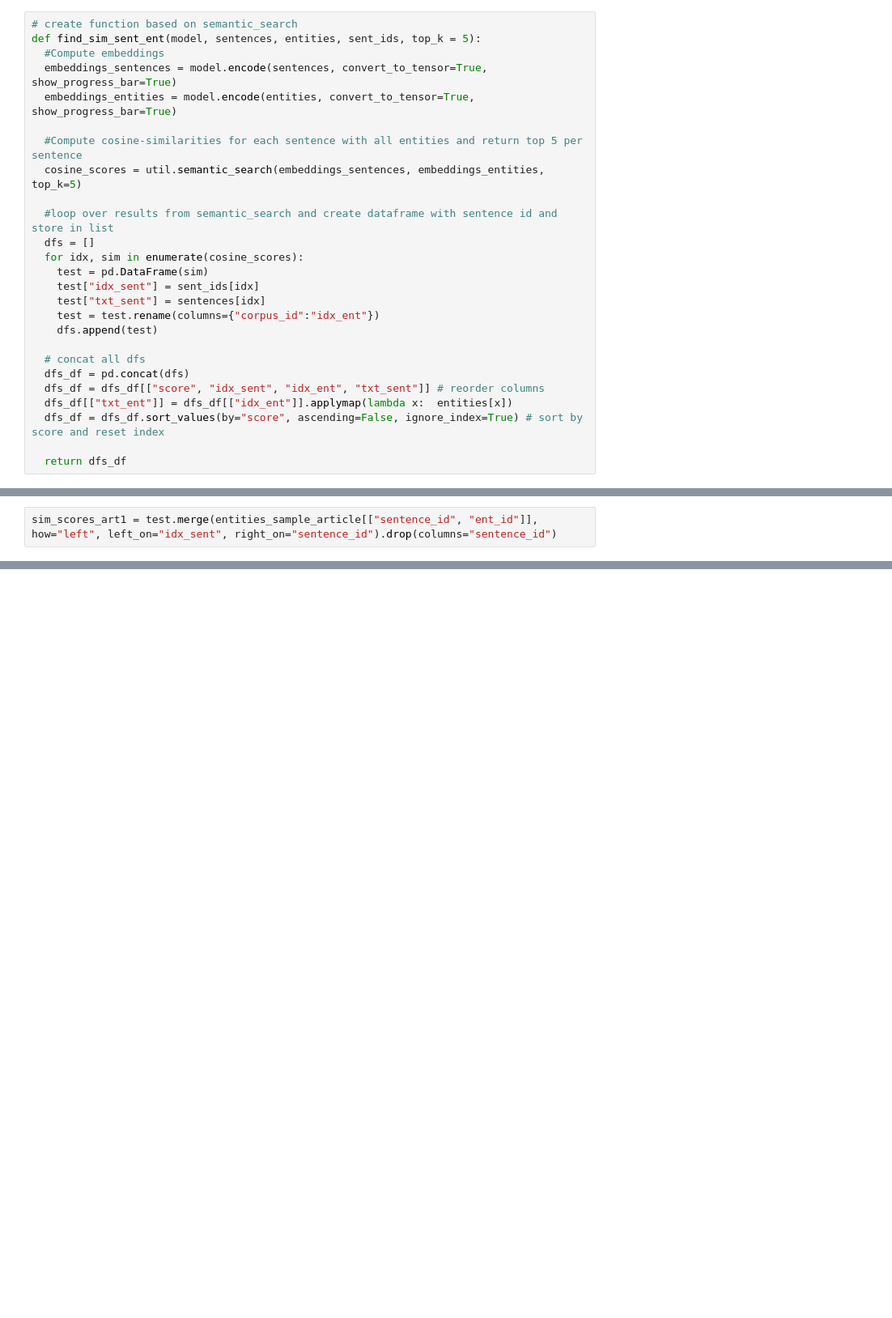
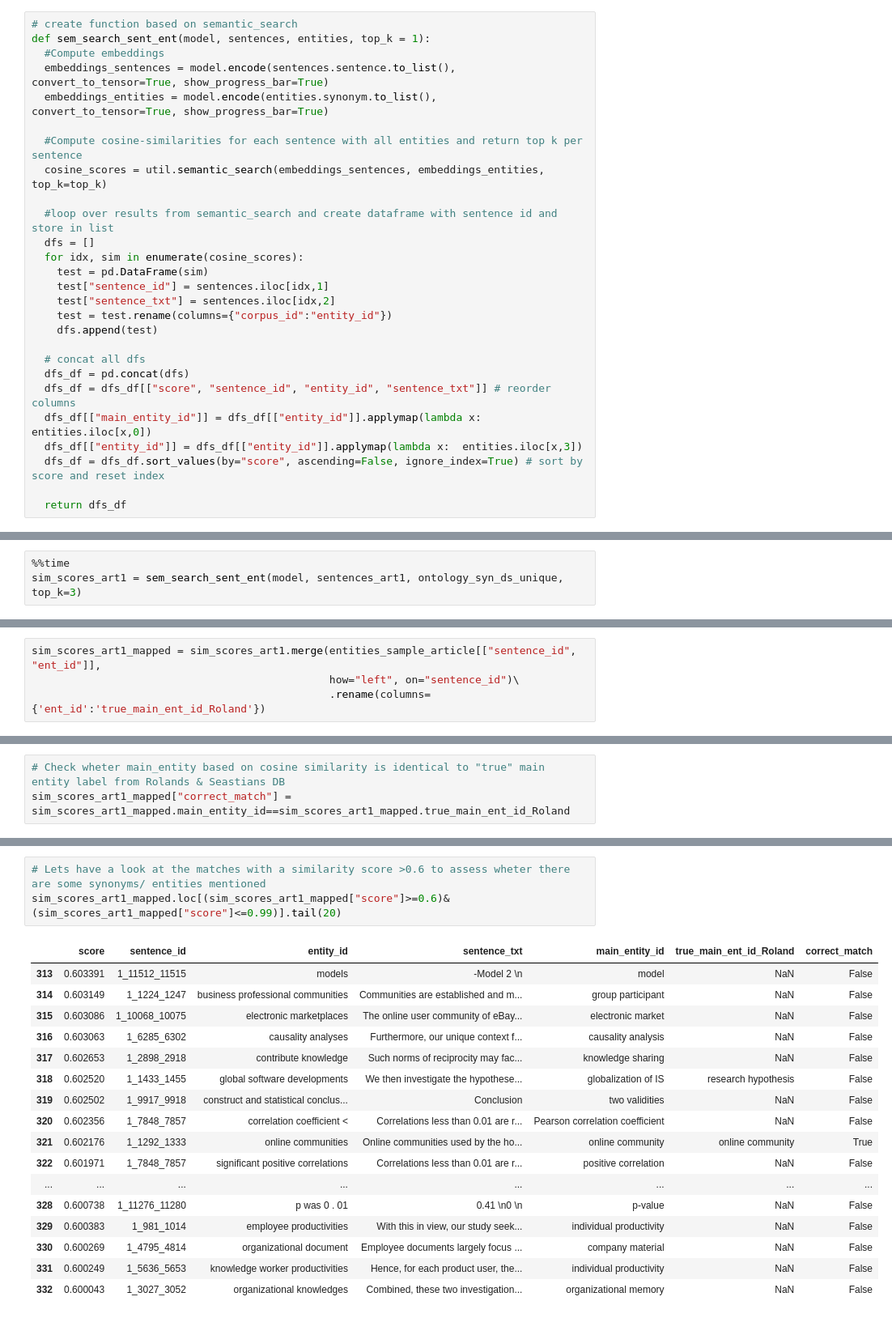
Before and after one commit to hoangminhanh/TWSM_Lab, a Jupyter notebook: Project/Notebooks/PH_Similarity_Comparison.ipynb, the cells around one changed output, grey strips where cells are left out. Shown at 81% size. Saved outputs shown, nothing was run; the diff lists cells and outputs as text; blank space fills up the shorter version.

```diff
--- a/Project/Notebooks/PH_Similarity_Comparison.ipynb
+++ b/Project/Notebooks/PH_Similarity_Comparison.ipynb
@@ -124,26 +138,27 @@ sent_ids = sentences_art1.sentence_id.to_list()
 # %%
 # create function based on semantic_search
-def find_sim_sent_ent(model, sentences, entities, sent_ids, top_k = 5):
+def sem_search_sent_ent(model, sentences, entities, top_k = 1):
   #Compute embeddings
-  embeddings_sentences = model.encode(sentences, convert_to_tensor=True, show_progress_bar=True)
-  embeddings_entities = model.encode(entities, convert_to_tensor=True, show_progress_bar=True)
+  embeddings_sentences = model.encode(sentences.sentence.to_list(), convert_to_tensor=True, show_progress_bar=True)
+  embeddings_entities = model.encode(entities.synonym.to_list(), convert_to_tensor=True, show_progress_bar=True)
 
-  #Compute cosine-similarities for each sentence with all entities and return top 5 per sentence
-  cosine_scores = util.semantic_search(embeddings_sentences, embeddings_entities, top_k=5)
+  #Compute cosine-similarities for each sentence with all entities and return top k per sentence
+  cosine_scores = util.semantic_search(embeddings_sentences, embeddings_entities, top_k=top_k)
 
   #loop over results from semantic_search and create dataframe with sentence id and store in list
   dfs = []
   for idx, sim in enumerate(cosine_scores):
     test = pd.DataFrame(sim)
-    test["idx_sent"] = sent_ids[idx]
-    test["txt_sent"] = sentences[idx]
-    test = test.rename(columns={"corpus_id":"idx_ent"})
+    test["sentence_id"] = sentences.iloc[idx,1]
+    test["sentence_txt"] = sentences.iloc[idx,2]
+    test = test.rename(columns={"corpus_id":"entity_id"})
     dfs.append(test)
 
   # concat all dfs
   dfs_df = pd.concat(dfs)
-  dfs_df = dfs_df[["score", "idx_sent", "idx_ent", "txt_sent"]] # reorder columns
-  dfs_df[["txt_ent"]] = dfs_df[["idx_ent"]].applymap(lambda x:  entities[x])
+  dfs_df = dfs_df[["score", "sentence_id", "entity_id", "sentence_txt"]] # reorder columns
+  dfs_df[["main_entity_id"]] = dfs_df[["entity_id"]].applymap(lambda x:  entities.iloc[x,0])
+  dfs_df[["entity_id"]] = dfs_df[["entity_id"]].applymap(lambda x:  entities.iloc[x,3])
   dfs_df = dfs_df.sort_values(by="score", ascending=False, ignore_index=True) # sort by score and reset index
 
   return dfs_df
@@ -167,0 +203,3 @@ entities_sample_article.head()
+# %%
+%%time
+sim_scores_art1 = sem_search_sent_ent(model, sentences_art1, ontology_syn_ds_unique, top_k=3)
@@ -168,2 +230,4 @@ entities_sample_article.head()
 # %%
-sim_scores_art1 = test.merge(entities_sample_article[["sentence_id", "ent_id"]], how="left", left_on="idx_sent", right_on="sentence_id").drop(columns="sentence_id")
+sim_scores_art1_mapped = sim_scores_art1.merge(entities_sample_article[["sentence_id", "ent_id"]],
+                                               how="left", on="sentence_id")\
+                                               .rename(columns={'ent_id':'true_main_ent_id_Roland'})
@@ -214,0 +234,3 @@ test.loc[(test["score"]>=0.6)&(test["score"]<=0.95)].tail(20)
+# %%
+# Check wheter main_entity based on cosine similarity is identical to "true" main entity label from Rolands & Seastians DB
+sim_scores_art1_mapped["correct_match"] = sim_scores_art1_mapped.main_entity_id==sim_scores_art1_mapped.true_main_ent_id_Roland
@@ -214,0 +270,21 @@ test.loc[(test["score"]>=0.6)&(test["score"]<=0.95)].tail(20)
+# %%
+# Lets have a look at the matches with a similarity score >0.6 to assess wheter there are some synonyms/ entities mentioned
+sim_scores_art1_mapped.loc[(sim_scores_art1_mapped["score"]>=0.6)&(sim_scores_art1_mapped["score"]<=0.99)].tail(20)
+# %% [output]
+|  | score | sentence_id | entity_id | sentence_txt | main_entity_id | true_main_ent_id_Roland | correct_match |
+| 313 | 0.603391 | 1_11512_11515 | models | -Model 2 \n | model | NaN | False |
+| 314 | 0.603149 | 1_1224_1247 | business professional communities | Communities are established and m... | group participant | NaN | False |
+| 315 | 0.603086 | 1_10068_10075 | electronic marketplaces | The online user community of eBay... | electronic market | NaN | False |
+| 316 | 0.603063 | 1_6285_6302 | causality analyses | Furthermore, our unique context f... | causality analysis | NaN | False |
+| 317 | 0.602653 | 1_2898_2918 | contribute knowledge | Such norms of reciprocity may fac... | knowledge sharing | NaN | False |
+| 318 | 0.602520 | 1_1433_1455 | global software developments | We then investigate the hypothese... | globalization of IS | research hypothesis | False |
+| 319 | 0.602502 | 1_9917_9918 | construct and statistical conclus... | Conclusion | two validities | NaN | False |
+| 320 | 0.602356 | 1_7848_7857 | correlation coefficient < | Correlations less than 0.01 are r... | Pearson correlation coefficient | NaN | False |
+| 321 | 0.602176 | 1_1292_1333 | online communities | Online communities used by the ho... | online community | online community | True |
+| 322 | 0.601971 | 1_7848_7857 | significant positive correlations | Correlations less than 0.01 are r... | positive correlation | NaN | False |
+| ... | ... | ... | ... | ... | ... | ... | ... |
+| 328 | 0.600738 | 1_11276_11280 | p was 0 . 01 | 0.41 \n0 \n | p-value | NaN | False |
+| 329 | 0.600383 | 1_981_1014 | employee productivities | With this in view, our study seek... | individual productivity | NaN | False |
+| 330 | 0.600269 | 1_4795_4814 | organizational document | Employee documents largely focus ... | company material | NaN | False |
+| 331 | 0.600249 | 1_5636_5653 | knowledge worker productivities | Hence, for each product user, the... | individual productivity | NaN | False |
+| 332 | 0.600043 | 1_3027_3052 | organizational knowledges | Combined, these two investigation... | organizational memory | NaN | False |
```
Also changed, not shown: parts of 40 cells of this notebook.
